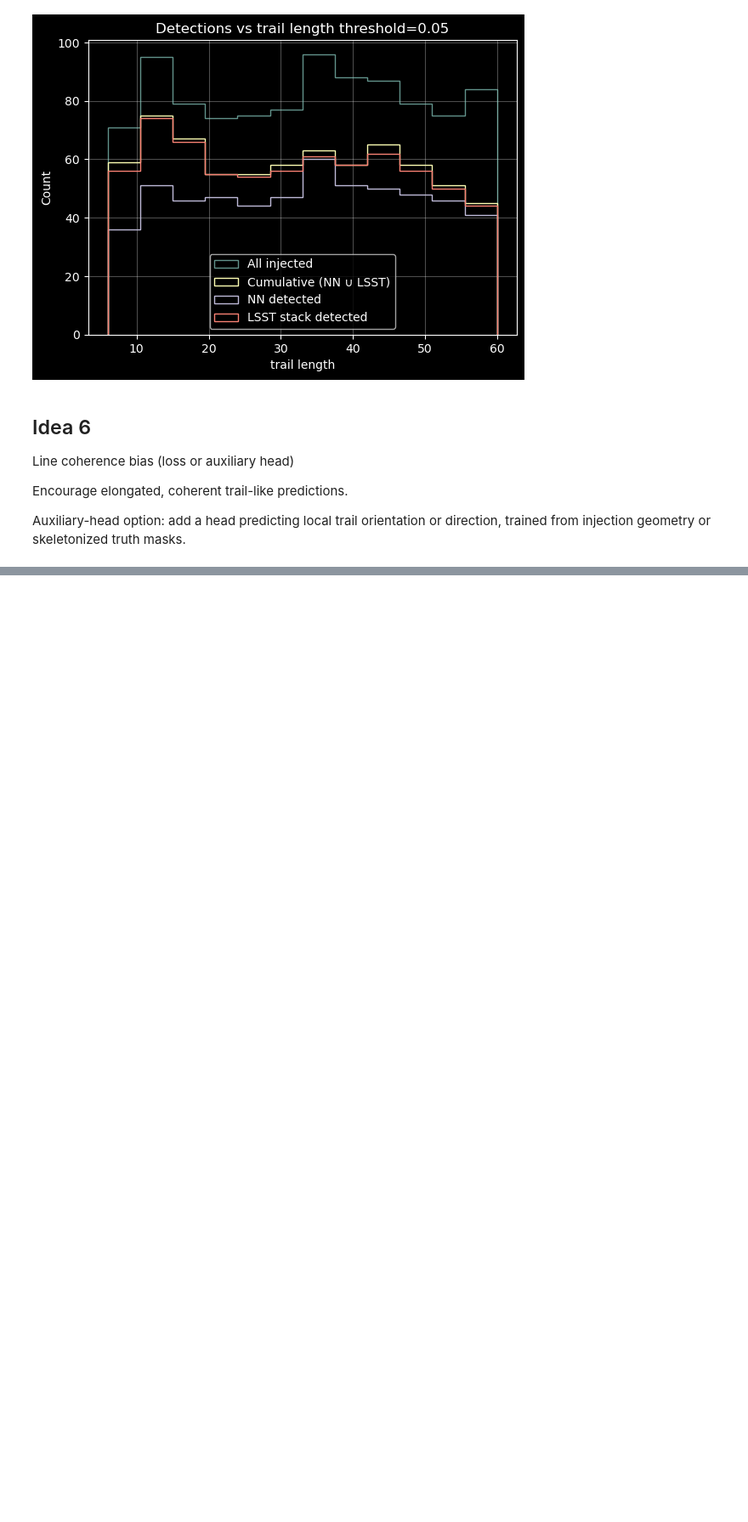
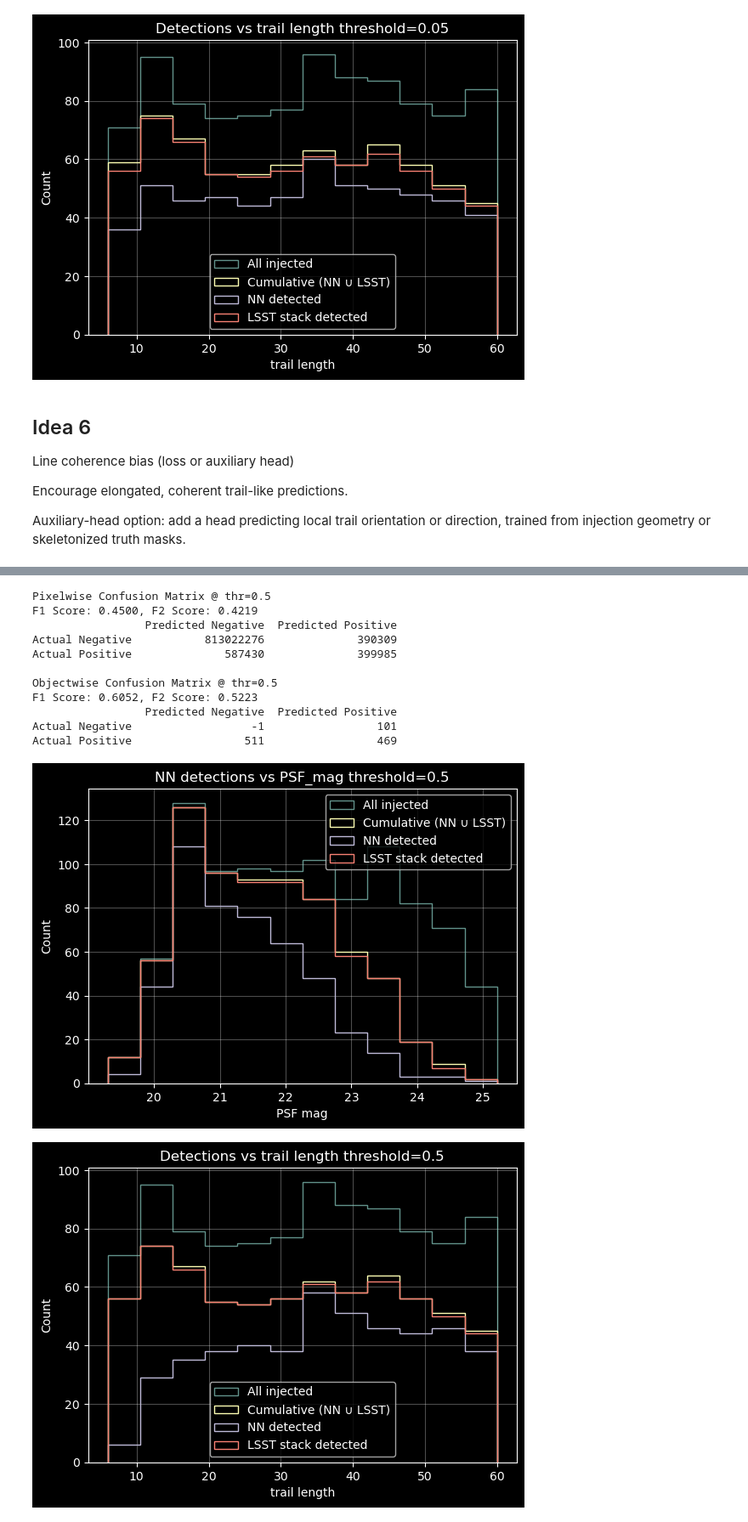
Before and after one commit to dirac-institute/Asteroid_detection_CNN, a Jupyter notebook: experiments/Evaluation.ipynb, the cells around one changed output, grey strips where cells are left out. Shown at 85% size. Drawn from its saved outputs; the diff is of its cells as text; code cells hidden in the pictures; blank space fills up the shorter version.

```diff
--- a/experiments/Evaluation.ipynb
+++ b/experiments/Evaluation.ipynb
@@ -397,0 +657,16 @@ Auxiliary-head option: add a head predicting local trail orientation or directio
+# %%
+_ = evaluate_model_on_catalog(test_catalog, p_6, gt_test, threshold=0.5)
+# %% [output]
+Pixelwise Confusion Matrix @ thr=0.5
+F1 Score: 0.4500, F2 Score: 0.4219
+                 Predicted Negative  Predicted Positive
+Actual Negative           813022276              390309
+Actual Positive              587430              399985
+
+Objectwise Confusion Matrix @ thr=0.5
+F1 Score: 0.6052, F2 Score: 0.5223
+                 Predicted Negative  Predicted Positive
+Actual Negative                  -1                 101
+Actual Positive                 511                 469
+[figure, added]
+[figure, added]
```
Also changed, not shown: parts of 6 cells of this notebook.
